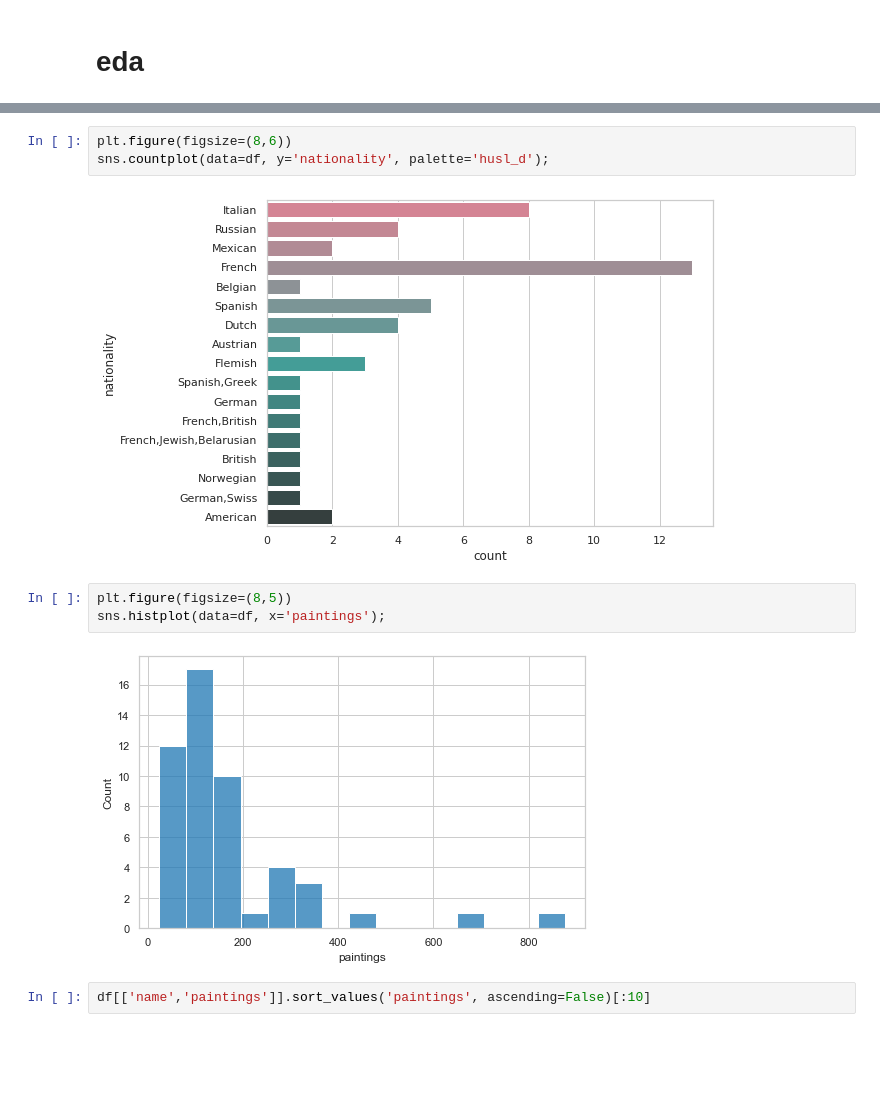
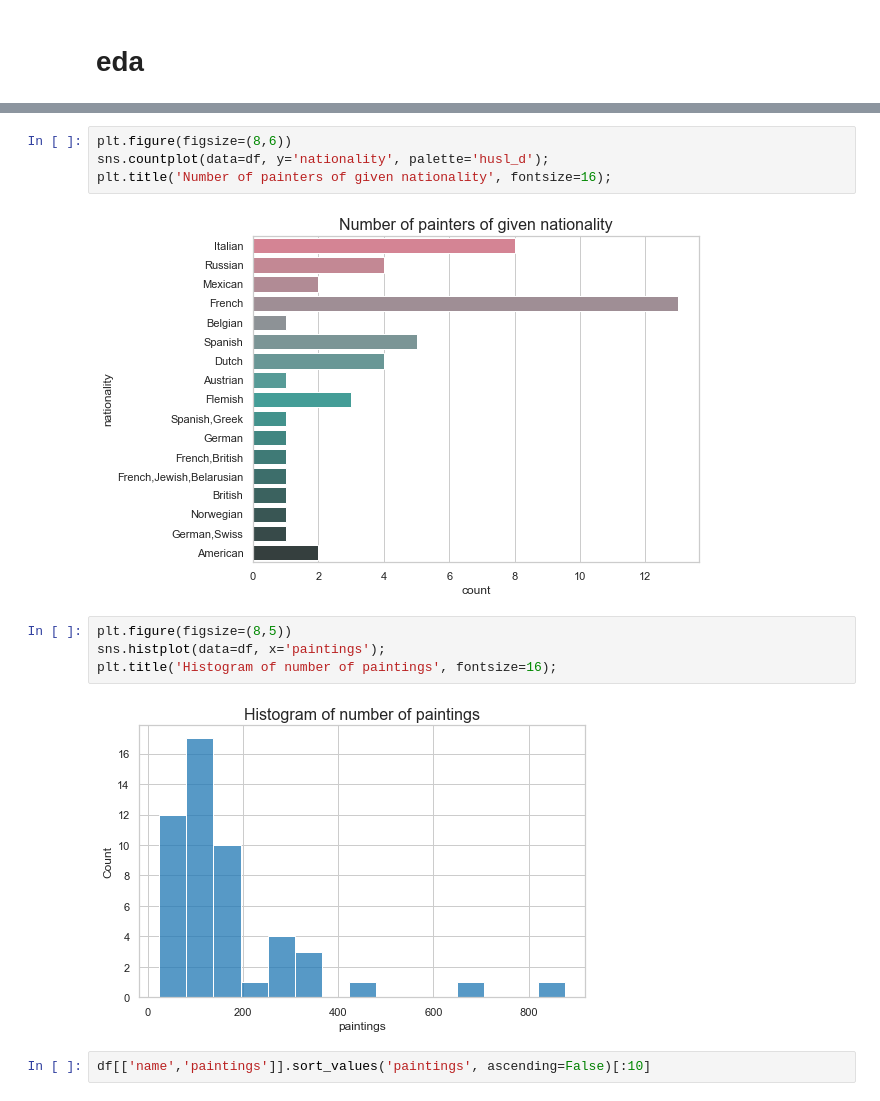
Before and after one commit to kamilabielska/paintings, a Jupyter notebook: paintings.ipynb, the cells around one changed output, grey strips where cells are left out. Cells and saved outputs as stored; diff of their text form; blank space fills up the shorter version.

```diff
--- a/paintings.ipynb
+++ b/paintings.ipynb
@@ -92,13 +124,15 @@ labels, paintings = prepare_data('images', 'resized.zip', size=96)
 # %%
 plt.figure(figsize=(8,6))
 sns.countplot(data=df, y='nationality', palette='husl_d');
+plt.title('Number of painters of given nationality', fontsize=16);
 # %% [output]
-[figure, old version]
+[figure, new version]
 # %%
 plt.figure(figsize=(8,5))
 sns.histplot(data=df, x='paintings');
+plt.title('Histogram of number of paintings', fontsize=16);
 # %% [output]
-[figure, old version]
+[figure, new version]
 # %%
 df[['name','paintings']].sort_values('paintings', ascending=False)[:10]
 # %% [output]
```
Also changed, not shown: parts of 56 cells of this notebook.
